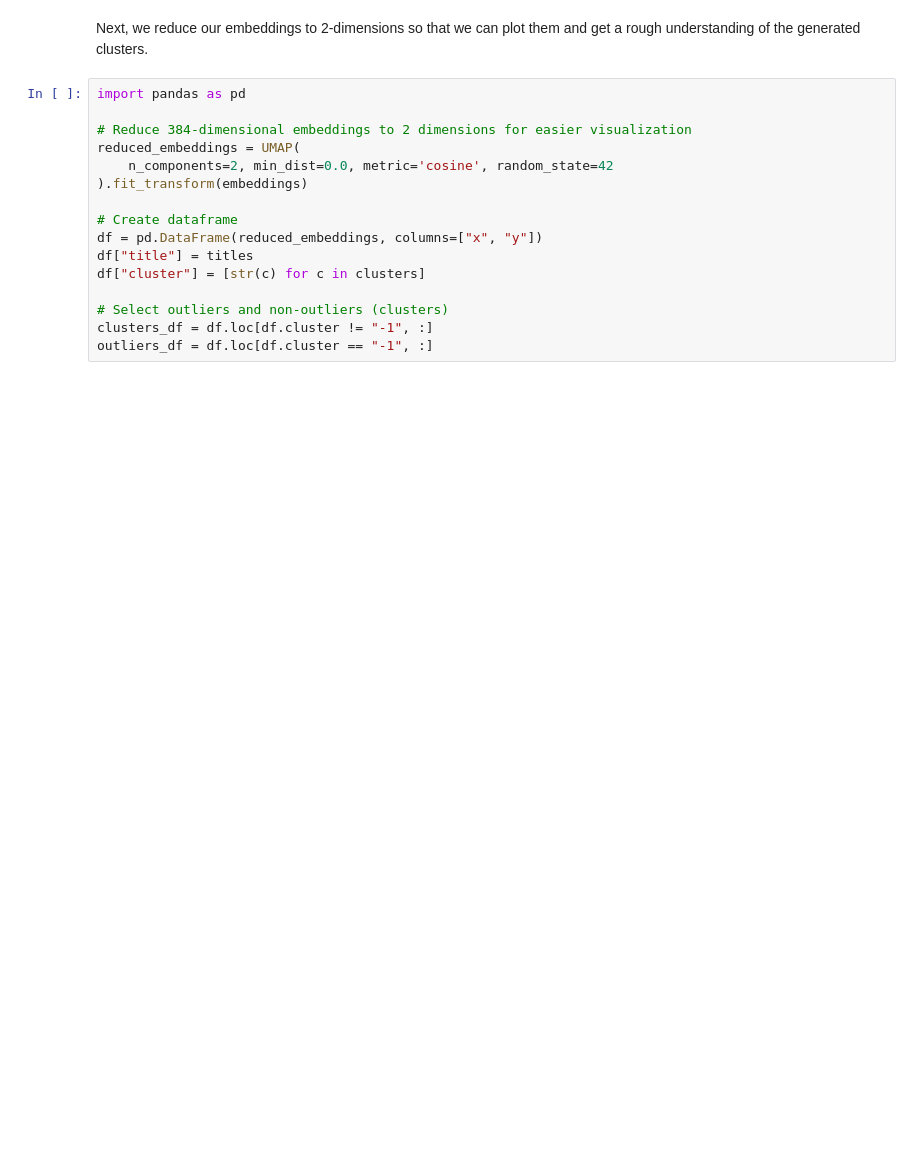
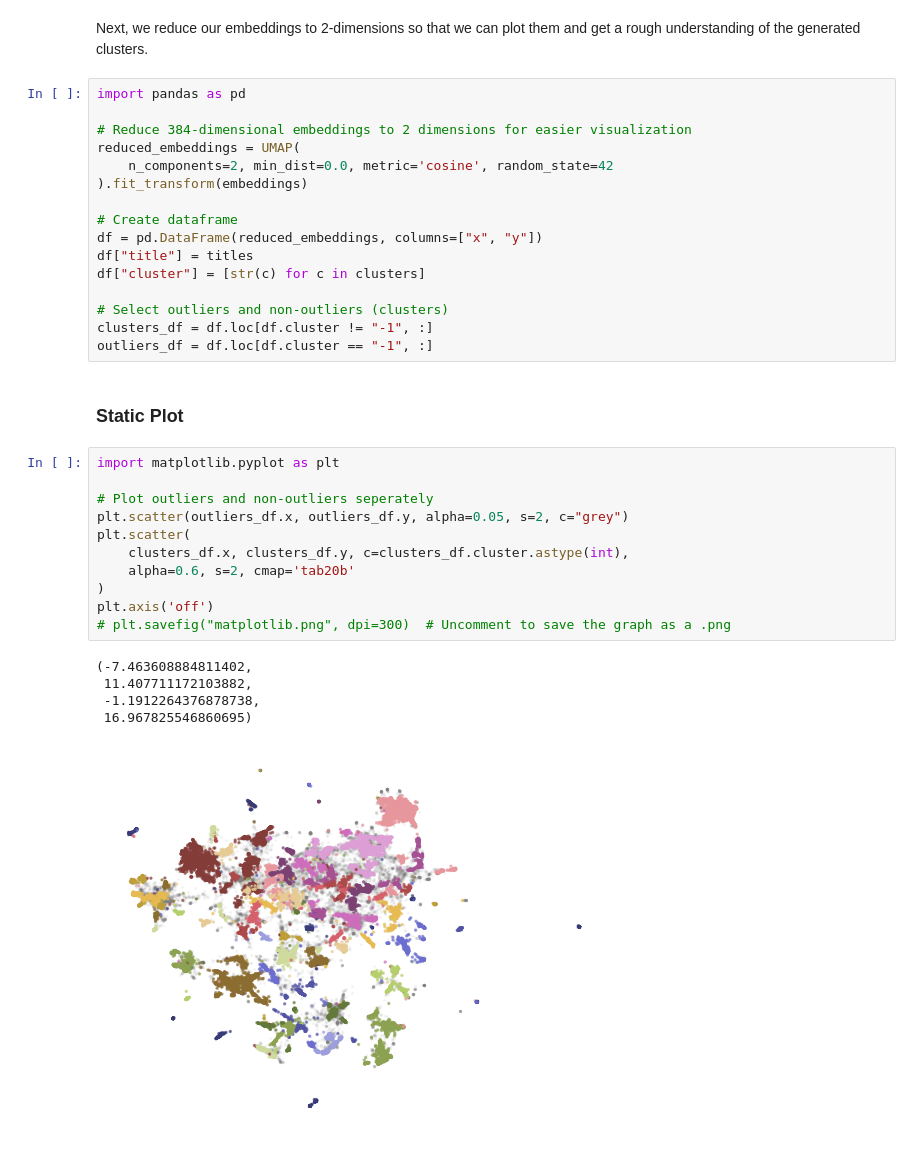
Before and after one commit to NewCodeLearner/HandsOnLLM-Projects, a Jupyter notebook: 04_Text_Clustering_Using_Sentence__Transformers.ipynb, the cells around one changed output. Saved outputs shown, nothing was run; the diff lists cells and outputs as text; blank space fills up the shorter version.

```diff
--- a/04_Text_Clustering_Using_Sentence__Transformers.ipynb
+++ b/04_Text_Clustering_Using_Sentence__Transformers.ipynb
@@ -109,3 +126,22 @@ df["cluster"] = [str(c) for c in clusters]
 # Select outliers and non-outliers (clusters)
 clusters_df = df.loc[df.cluster != "-1", :]
 outliers_df = df.loc[df.cluster == "-1", :]
+# %% [markdown]
+### Static Plot
+# %%
+import matplotlib.pyplot as plt
+
+# Plot outliers and non-outliers seperately
+plt.scatter(outliers_df.x, outliers_df.y, alpha=0.05, s=2, c="grey")
+plt.scatter(
+    clusters_df.x, clusters_df.y, c=clusters_df.cluster.astype(int),
+    alpha=0.6, s=2, cmap='tab20b'
+)
+plt.axis('off')
+# plt.savefig("matplotlib.png", dpi=300)  # Uncomment to save the graph as a .png
+# %% [output]
+(-7.463608884811402,
+ 11.407711172103882,
+ -1.1912264376878738,
+ 16.967825546860695)
+[figure, added]
```
Also changed, not shown: parts of 2 cells of this notebook.
